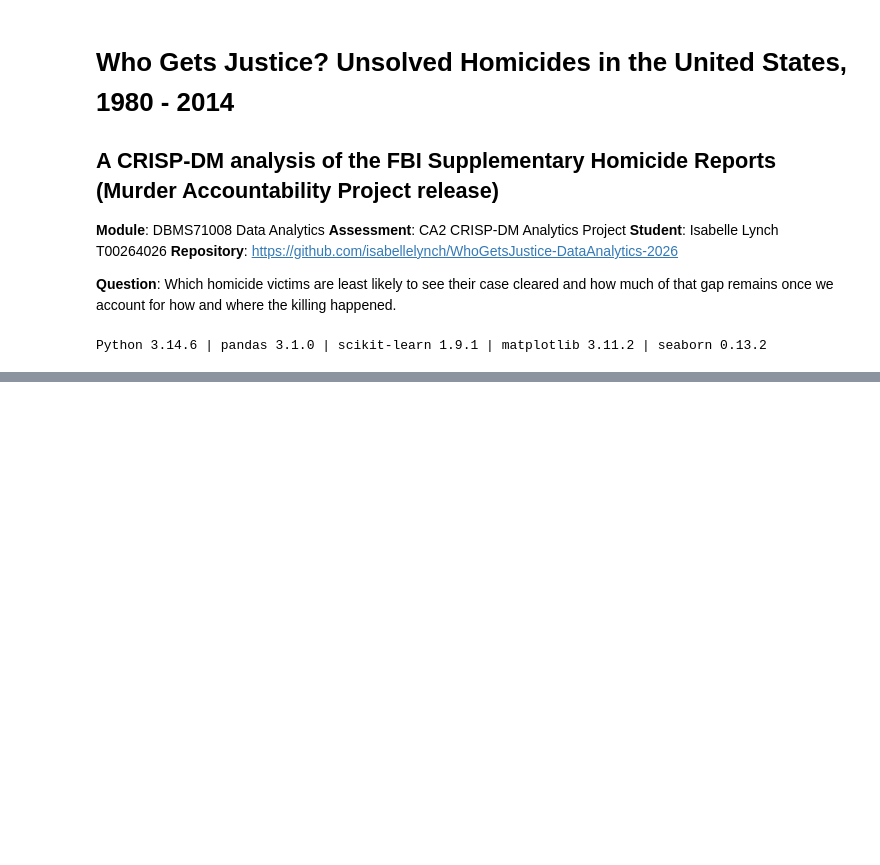
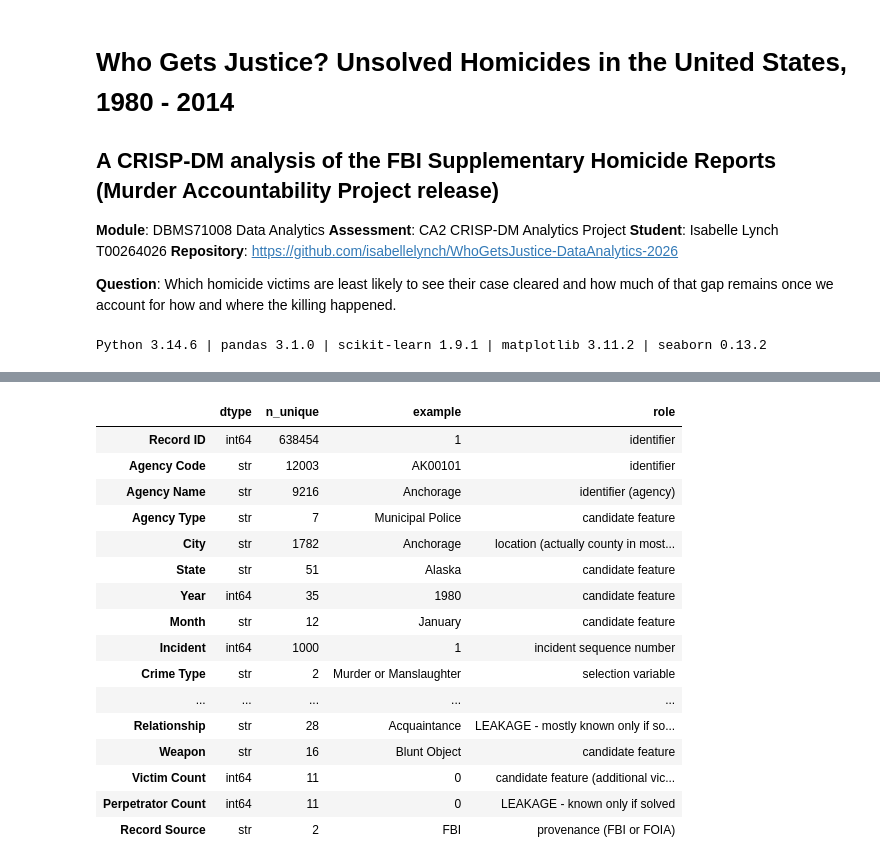
Before and after one commit to isabellelynch/WhoGetsJustice-DataAnalytics-2026, a Jupyter notebook: notebook/who-gets-justice.ipynb, the cells around one changed output, grey strips where cells are left out. Drawn from its saved outputs; the diff is of its cells as text; code cells hidden in the pictures; blank space fills up the shorter version.

```diff
--- a/notebook/who-gets-justice.ipynb
+++ b/notebook/who-gets-justice.ipynb
@@ -93,0 +143,40 @@ The problem is not to "predict whether a case will be solved" as an operational
+# %%
+# Data dictionary: type, distinct values, an example and the role each column plays in this project
+roles = {
+    "Record ID": "identifier", "Agency Code": "identifier", "Agency Name": "identifier (agency)",
+    "Agency Type": "candidate feature", "City": "location (actually county in most rows)", "State": "candidate feature",
+    "Year": "candidate feature", "Month": "candidate feature", "Incident": "incident sequence number",
+    "Crime Type": "selection variable", "Crime Solved": "TARGET",
+    "Victim Sex": "candidate feature", "Victim Age": "candidate feature", "Victim Race": "candidate feature",
+    "Victim Ethnicity": "candidate feature",
+    "Perpetrator Sex": "LEAKAGE - known only if solved", "Perpetrator Age": "LEAKAGE - known only if solved",
+    "Perpetrator Race": "LEAKAGE - known only if solved", "Perpetrator Ethnicity": "LEAKAGE - known only if solved",
+    "Relationship": "LEAKAGE - mostly known only if solved", "Weapon": "candidate feature",
+    "Victim Count": "candidate feature (additional victims)", "Perpetrator Count": "LEAKAGE - known only if solved",
+    "Record Source": "provenance (FBI or FOIA)",
+}
+dictionary = pd.DataFrame({
+    "dtype": raw.dtypes.astype(str),
+    "n_unique": raw.nunique(),
+    "example": raw.iloc[0],
+    "role": pd.Series(roles),
+})
+dictionary
+# %% [output]
+|  | dtype | n_unique | example | role |
+| Record ID | int64 | 638454 | 1 | identifier |
+| Agency Code | str | 12003 | AK00101 | identifier |
+| Agency Name | str | 9216 | Anchorage | identifier (agency) |
+| Agency Type | str | 7 | Municipal Police | candidate feature |
+| City | str | 1782 | Anchorage | location (actually county in most... |
+| State | str | 51 | Alaska | candidate feature |
+| Year | int64 | 35 | 1980 | candidate feature |
+| Month | str | 12 | January | candidate feature |
+| Incident | int64 | 1000 | 1 | incident sequence number |
+| Crime Type | str | 2 | Murder or Manslaughter | selection variable |
+| ... | ... | ... | ... | ... |
+| Relationship | str | 28 | Acquaintance | LEAKAGE - mostly known only if so... |
+| Weapon | str | 16 | Blunt Object | candidate feature |
+| Victim Count | int64 | 11 | 0 | candidate feature (additional vic... |
+| Perpetrator Count | int64 | 11 | 0 | LEAKAGE - known only if solved |
+| Record Source | str | 2 | FBI | provenance (FBI or FOIA) |
```
Also changed, not shown: parts of 20 cells of this notebook.
